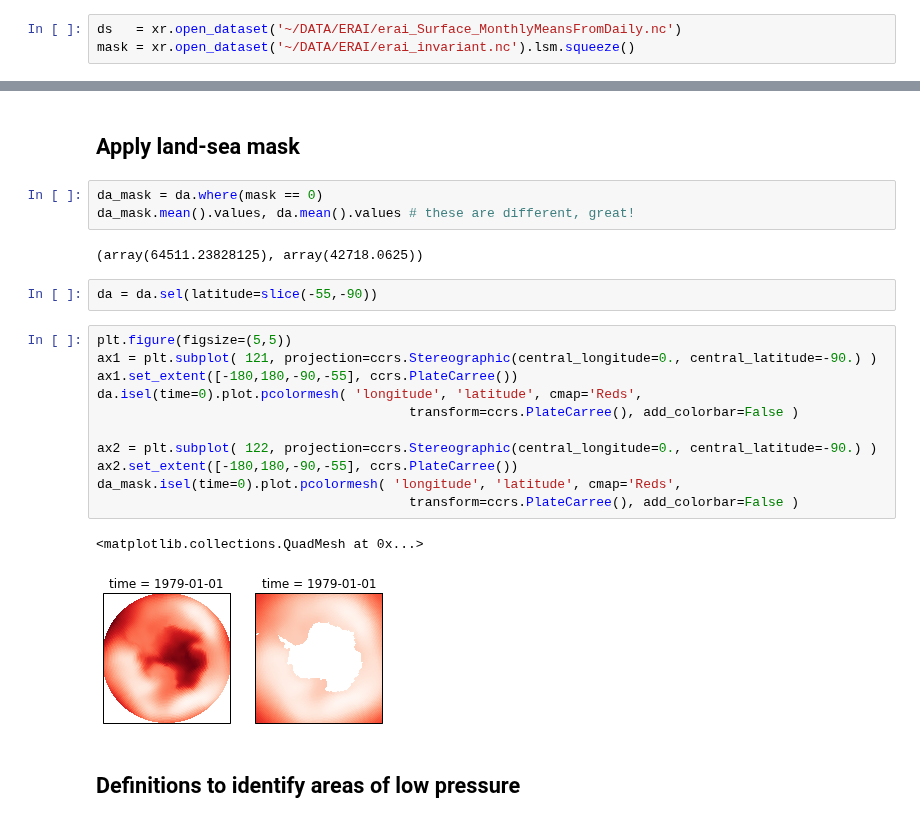
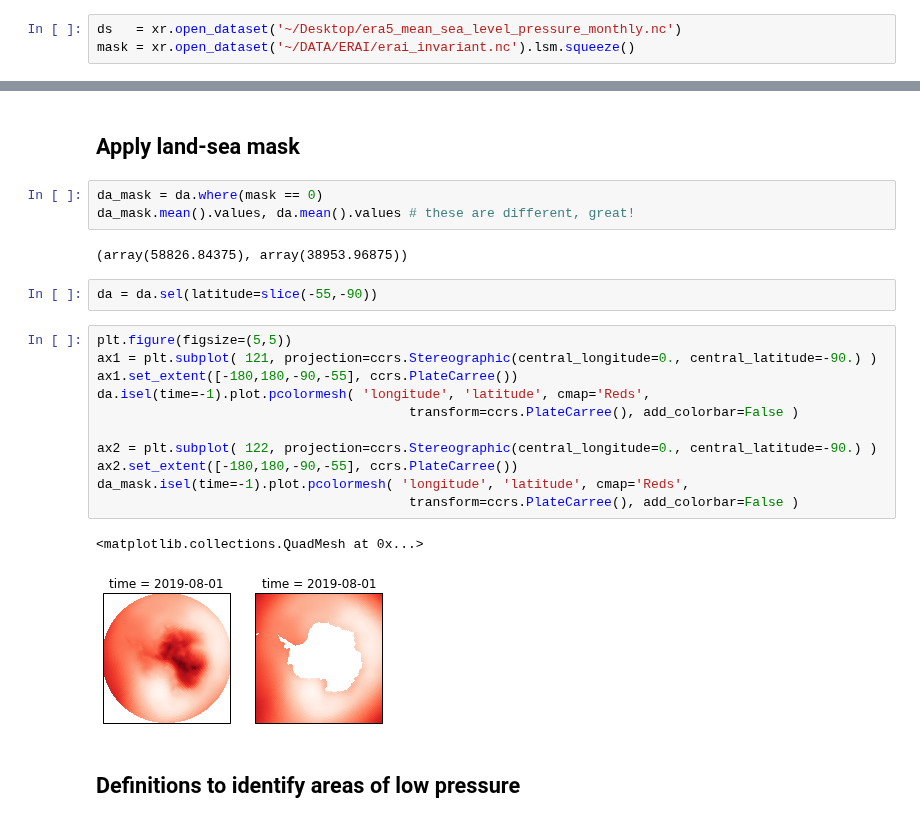
Before and after one commit to scotthosking/amundsen-sea-low-index, a Jupyter notebook: Amundsen_Sea_Low.ipynb, the cells around one changed output, grey strips where cells are left out. Cells and saved outputs as stored; diff of their text form.

```diff
--- a/Amundsen_Sea_Low.ipynb
+++ b/Amundsen_Sea_Low.ipynb
@@ -12,7 +12,7 @@ from skimage.feature import peak_local_max
 # %% [markdown]
 ## Read in gridded monthly mean data for period 1979-2018
 # %%
-ds   = xr.open_dataset('~/DATA/ERAI/erai_Surface_MonthlyMeansFromDaily.nc')
+ds   = xr.open_dataset('~/Desktop/era5_mean_sea_level_pressure_monthly.nc')
 mask = xr.open_dataset('~/DATA/ERAI/erai_invariant.nc').lsm.squeeze()
 # %%
 da = ds.msl
@@ -22,23 +22,23 @@ da = ds.msl
 da_mask = da.where(mask == 0)
 da_mask.mean().values, da.mean().values # these are different, great!
 # %% [output]
-(array(64511.23828125), array(42718.0625))
+(array(58826.84375), array(38953.96875))
 # %%
 da = da.sel(latitude=slice(-55,-90))
 # %%
 plt.figure(figsize=(5,5))
 ax1 = plt.subplot( 121, projection=ccrs.Stereographic(central_longitude=0., central_latitude=-90.) )
 ax1.set_extent([-180,180,-90,-55], ccrs.PlateCarree())
-da.isel(time=0).plot.pcolormesh( 'longitude', 'latitude', cmap='Reds',
+da.isel(time=-1).plot.pcolormesh( 'longitude', 'latitude', cmap='Reds',
                                         transform=ccrs.PlateCarree(), add_colorbar=False )
 
 ax2 = plt.subplot( 122, projection=ccrs.Stereographic(central_longitude=0., central_latitude=-90.) )
 ax2.set_extent([-180,180,-90,-55], ccrs.PlateCarree())
-da_mask.isel(time=0).plot.pcolormesh( 'longitude', 'latitude', cmap='Reds',
+da_mask.isel(time=-1).plot.pcolormesh( 'longitude', 'latitude', cmap='Reds',
                                         transform=ccrs.PlateCarree(), add_colorbar=False )
 # %% [output]
 <matplotlib.collections.QuadMesh at 0x...>
-[figure, old version]
+[figure, new version]
 # %% [markdown]
 ## Definitions to identify areas of low pressure
 # %%
```
Also changed, not shown: parts of 4 cells of this notebook, 1 other file.
